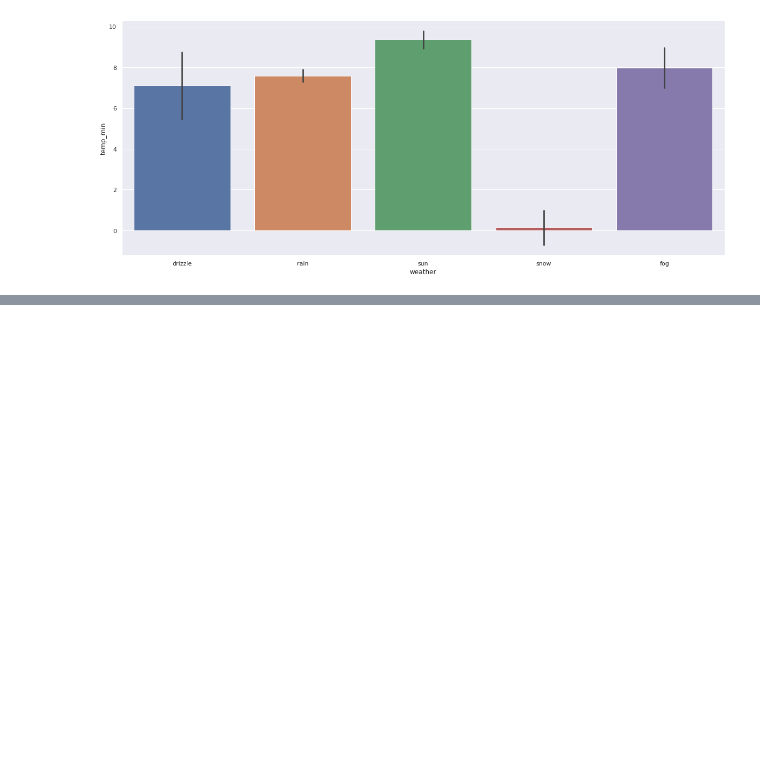
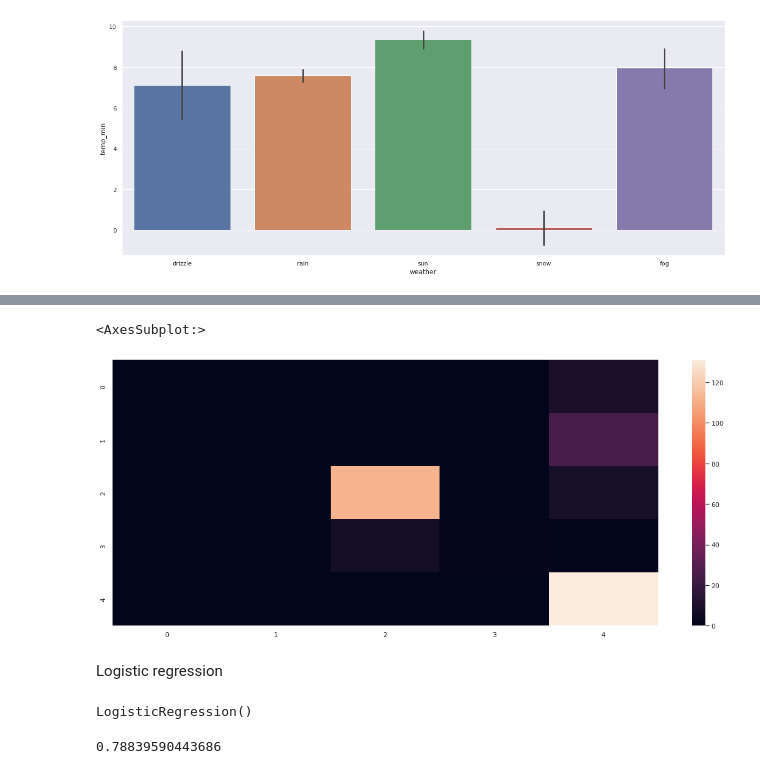
Before and after one commit to Anindita-172/Projects-, a Jupyter notebook: weather_prediction.ipynb, the cells around one changed output, grey strips where cells are left out. Saved outputs shown, nothing was run; the diff lists cells and outputs as text; code cells hidden in the pictures; blank space fills up the shorter version.

```diff
--- a/weather_prediction.ipynb
+++ b/weather_prediction.ipynb
@@ -146,0 +241,6 @@ sns.barplot(x='weather',y='temp_min',data=df,ax=ax)
+# %%
+model = GridSearchCV(sv,{
+    'C':[0.1,0.4,0.8,1.0,1.2,1.5,2.0,3.0,5.0,8.0,9.0],
+    'gamma':[0.1,0.4,0.8,1.0,1.2,1.5,2.0,3.0],
+    'kernel':['rbf','linear']
+},scoring='accuracy', cv=10)
@@ -146,0 +261,8 @@ sns.barplot(x='weather',y='temp_min',data=df,ax=ax)
+# %%
+yp = model2.predict(xtest)
+c=confusion_matrix(ytest,yp)
+fig, ax = plt.subplots(figsize=(20, 8))
+sns.heatmap(c,ax=ax)
+# %% [output]
+<AxesSubplot:>
+[figure, added]
@@ -146,0 +271,2 @@ sns.barplot(x='weather',y='temp_min',data=df,ax=ax)
+# %% [markdown]
+Logistic regression
@@ -146,0 +275,8 @@ sns.barplot(x='weather',y='temp_min',data=df,ax=ax)
+# %%
+lr.fit(xtrain,ytrain)
+# %% [output]
+LogisticRegression()
+# %%
+lr.score(xtest,ytest)
+# %% [output]
+0.78839590443686
```
Also changed, not shown: parts of 39 cells of this notebook.
